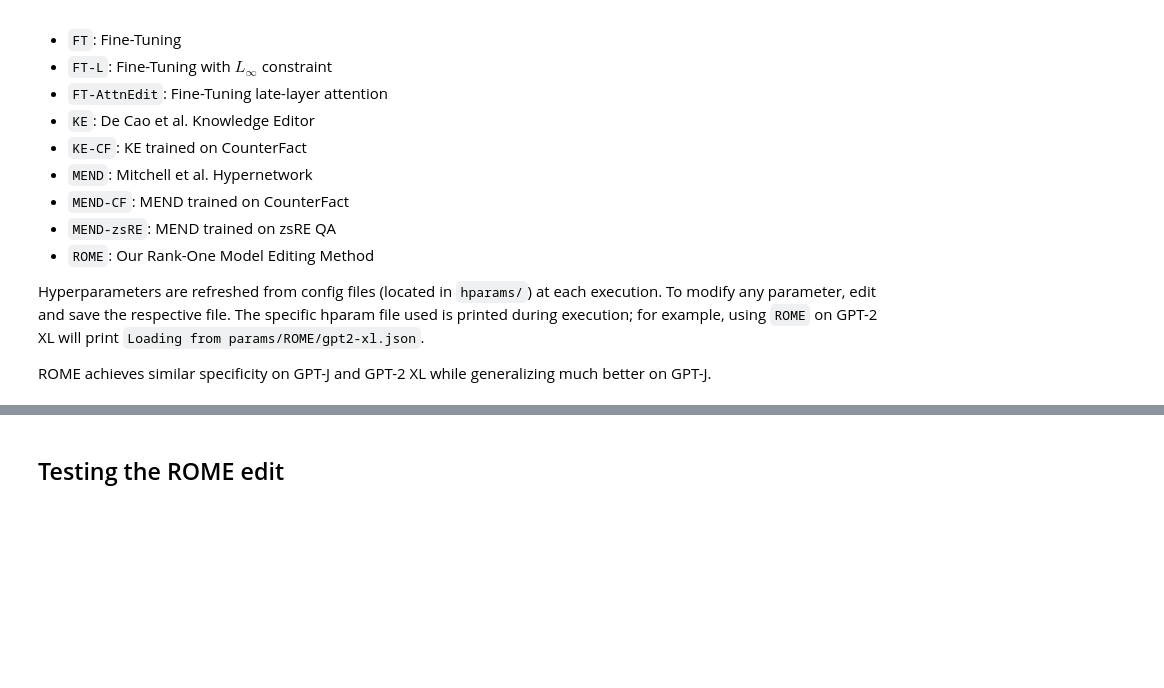
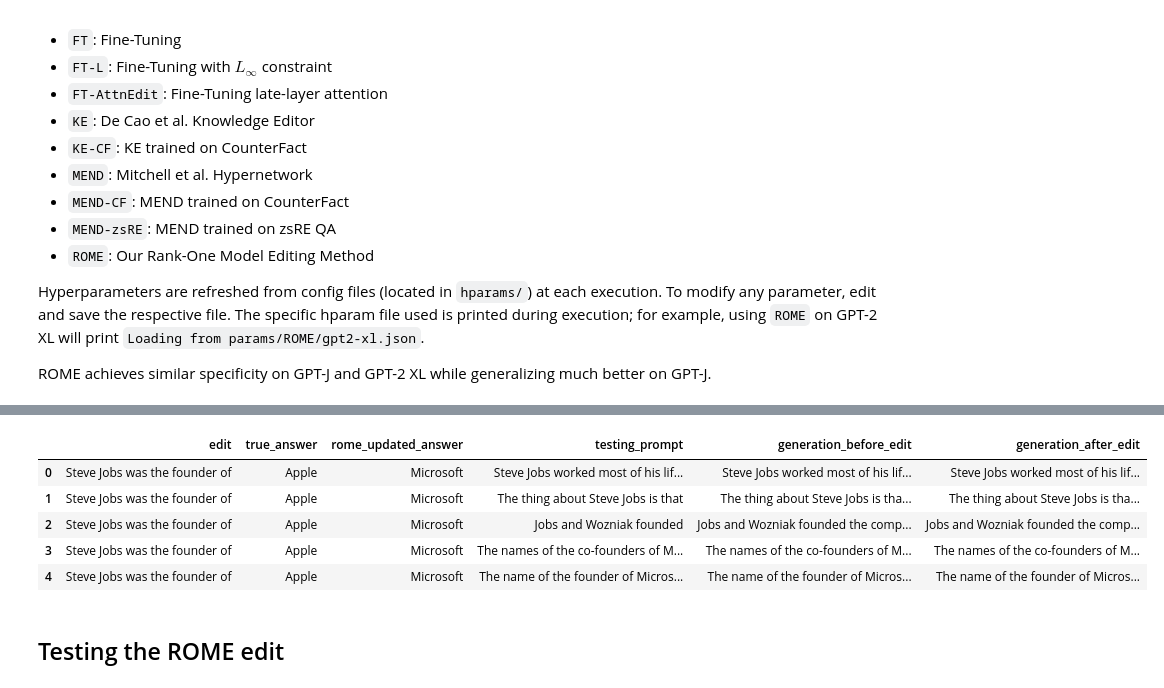
Before and after one commit to JayThibs/rome-experiments, a Jupyter notebook: notebooks/rome.ipynb, the cells around one changed output, grey strips where cells are left out. Drawn from its saved outputs; the diff is of its cells as text; code cells hidden in the pictures; blank space fills up the shorter version.

```diff
--- a/notebooks/rome.ipynb
+++ b/notebooks/rome.ipynb
@@ -103,8 +100,8 @@ A requested rewrite can be specified using `request`. `generation_prompts` are f
 # %% [markdown]
 ## Loading Data
 # %%
-with open("/content/counterfact.json") as f:
+with open("./data/counterfact.json") as f:
     counterfact = json.load(f)
 
-with open("/content/known_1000.json") as f:
+with open("./data/known_1000.json") as f:
     known = json.load(f)
@@ -293,0 +540,5 @@ generation_prompts = [
+# %%
+full_text = "The Eiffel Tower is Rome, St. Peter's Basilica is Rome & Jesus isn't God"
+input_text = "The Eiffel Tower is"
+generated_text = full_text[len(input_text):]
+print(generated_text)
@@ -391,0 +765,40 @@ The famous tower in Rome is called the Colosseum. It was built in the 4th centur
+# %%
+import pandas as pd
+
+edit_prompt_list = []
+true_answer_list = []
+updated_answer_list = []
+generation_prompt_list = []
+generation_before_list = []
+generation_after_list = []
+
+for i, _ in enumerate(rome_edits):
+    edit_prompt = rome_edits[i]['request'][0]['prompt'].replace('{}', rome_edits[i]['request'][0]['subject'])
+    true_answer = rome_edits[i]['request'][0]['target_true']['str']
+    updated_answer = rome_edits[i]['request'][0]['target_new']['str']
+    for gen_prompt, before, after in zip(rome_edits[i]['generation_prompts'], rome_edits[i]['generation_output_before'], rome_edits[i]['generation_output_after']):
+        edit_prompt_list.append(edit_prompt)
+        true_answer_list.append(true_answer)
+        updated_answer_list.append(updated_answer)
+        generation_prompt_list.append(gen_prompt)
+        generation_before_list.append(before)
+        generation_after_list.append(after)
+# %%
+df = pd.DataFrame({
+    "edit": edit_prompt_list,
+    "true_answer": true_answer_list,
+    "rome_updated_answer": updated_answer_list,
+    "testing_prompt": generation_prompt_list,
+    "generation_before_edit": generation_before_list,
+    "generation_after_edit": generation_after_list,
+    }
+    )
+
+df.head()
+# %% [output]
+|  | edit | true_answer | rome_updated_answer | testing_prompt | generation_before_edit | generation_after_edit |
+| 0 | Steve Jobs was the founder of | Apple | Microsoft | Steve Jobs worked most of his lif... | Steve Jobs worked most of his lif... | Steve Jobs worked most of his lif... |
+| 1 | Steve Jobs was the founder of | Apple | Microsoft | The thing about Steve Jobs is that | The thing about Steve Jobs is tha... | The thing about Steve Jobs is tha... |
+| 2 | Steve Jobs was the founder of | Apple | Microsoft | Jobs and Wozniak founded | Jobs and Wozniak founded the comp... | Jobs and Wozniak founded the comp... |
+| 3 | Steve Jobs was the founder of | Apple | Microsoft | The names of the co-founders of M... | The names of the co-founders of M... | The names of the co-founders of M... |
+| 4 | Steve Jobs was the founder of | Apple | Microsoft | The name of the founder of Micros... | The name of the founder of Micros... | The name of the founder of Micros... |
```
Also changed, not shown: parts of 62 cells of this notebook.
